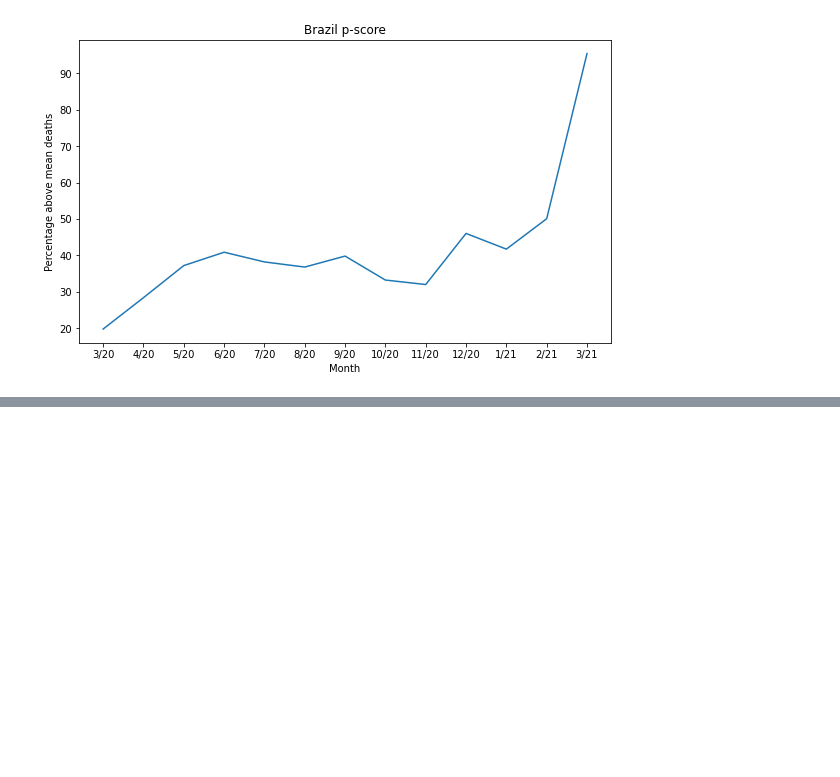
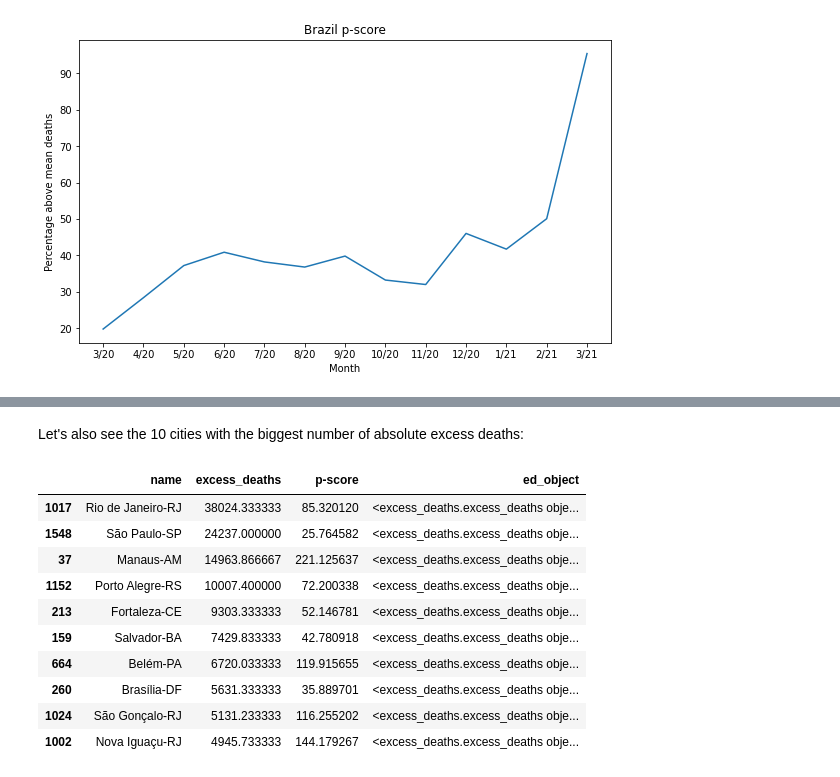
Before and after one commit to nanogennari/brazil-excess-deaths, a Jupyter notebook: excess_deaths.ipynb, the cells around one changed output, grey strips where cells are left out. Cells and saved outputs as stored; diff of their text form; code cells hidden in the pictures; blank space fills up the shorter version.

```diff
--- a/excess_deaths.ipynb
+++ b/excess_deaths.ipynb
@@ -179,0 +255,16 @@ Brejo Santo-CE p-score: 190.51
+# %% [markdown]
+Let's also see the 10 cities with the biggest number of absolute excess deaths:
+# %%
+cities_results_df.sort_values(by="excess_deaths", ascending=False).head(10)
+# %% [output]
+|  | name | excess_deaths | p-score | ed_object |
+| 1017 | Rio de Janeiro-RJ | 38024.333333 | 85.320120 | <excess_deaths.excess_deaths obje... |
+| 1548 | São Paulo-SP | 24237.000000 | 25.764582 | <excess_deaths.excess_deaths obje... |
+| 37 | Manaus-AM | 14963.866667 | 221.125637 | <excess_deaths.excess_deaths obje... |
+| 1152 | Porto Alegre-RS | 10007.400000 | 72.200338 | <excess_deaths.excess_deaths obje... |
+| 213 | Fortaleza-CE | 9303.333333 | 52.146781 | <excess_deaths.excess_deaths obje... |
+| 159 | Salvador-BA | 7429.833333 | 42.780918 | <excess_deaths.excess_deaths obje... |
+| 664 | Belém-PA | 6720.033333 | 119.915655 | <excess_deaths.excess_deaths obje... |
+| 260 | Brasília-DF | 5631.333333 | 35.889701 | <excess_deaths.excess_deaths obje... |
+| 1024 | São Gonçalo-RJ | 5131.233333 | 116.255202 | <excess_deaths.excess_deaths obje... |
+| 1002 | Nova Iguaçu-RJ | 4945.733333 | 144.179267 | <excess_deaths.excess_deaths obje... |
```
Also changed, not shown: parts of 38 cells of this notebook, 3 other files.
